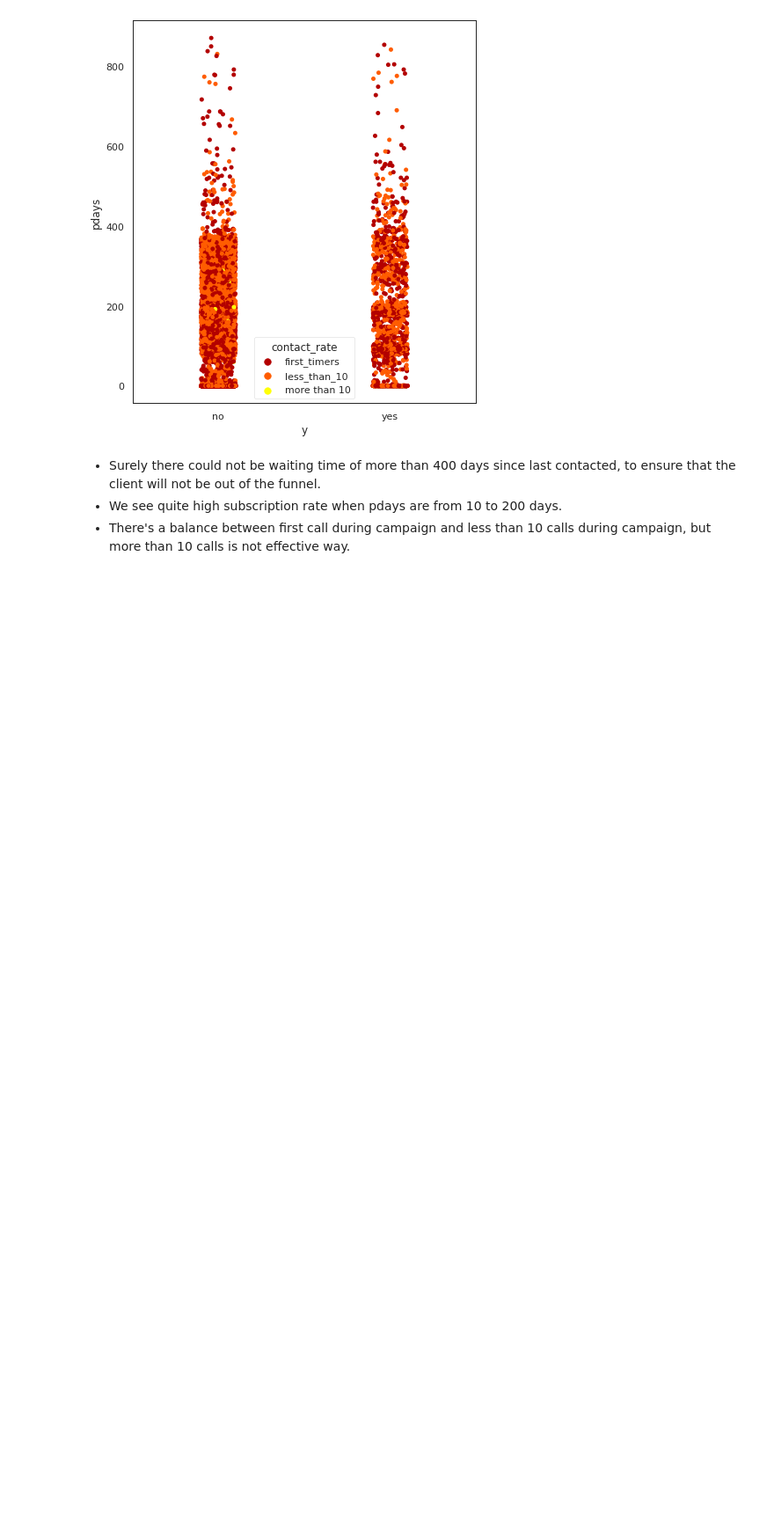
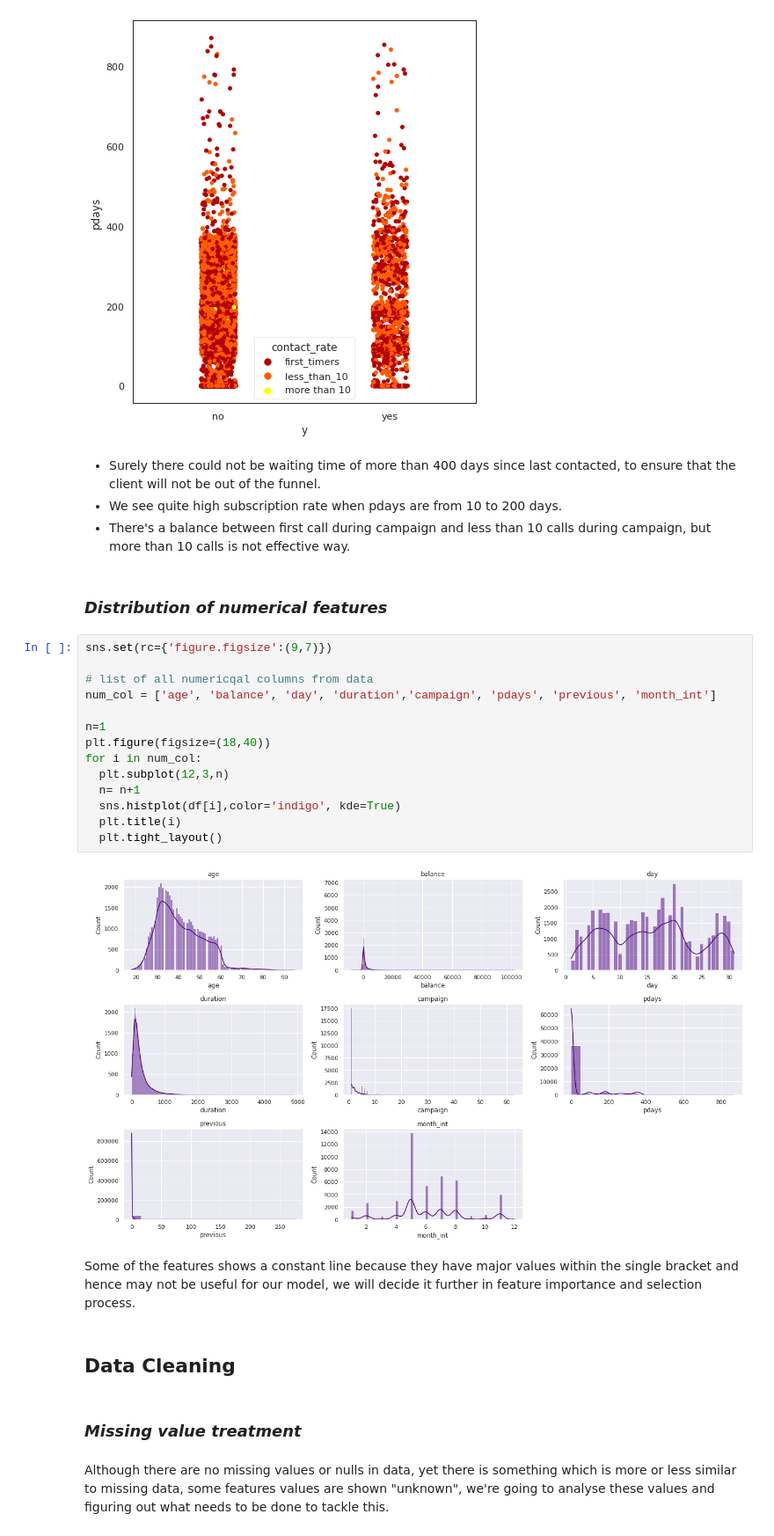
Before and after one commit to GuptaRitik/Marketing-Effectiveness-Prediction, a Jupyter notebook: Bank_Marketing_Effectiveness_Prediction_Capstone_Project.ipynb, the cells around one changed output. Shown at 88% size. Cells and saved outputs as stored; diff of their text form; blank space fills up the shorter version.

```diff
--- a/Bank_Marketing_Effectiveness_Prediction_Capstone_Project.ipynb
+++ b/Bank_Marketing_Effectiveness_Prediction_Capstone_Project.ipynb
@@ -443,3 +443,29 @@ sns.stripplot(data=df_n, x='y', y='pdays', hue='contact_rate', palette='hot')
 * Surely there could not be waiting time of more than 400 days since last contacted, to ensure that the client will not be out of the funnel.
 * We see quite high subscription rate when pdays are from 10 to 200 days.
 * There's a balance between first call during campaign and less than 10 calls during campaign, but more than 10 calls is not effective way.
+# %% [markdown]
+### *Distribution of numerical features*
+# %%
+sns.set(rc={'figure.figsize':(9,7)})
+
+# list of all numericqal columns from data
+num_col = ['age', 'balance', 'day', 'duration','campaign', 'pdays',	'previous', 'month_int']
+
+n=1
+plt.figure(figsize=(18,40))
+for i in num_col:
+  plt.subplot(12,3,n)
+  n= n+1
+  sns.histplot(df[i],color='indigo', kde=True)
+  plt.title(i)
+  plt.tight_layout()
+# %% [output]
+[figure, added]
+# %% [markdown]
+Some of the features shows a constant line because they have major values within the single bracket and hence may not be useful for our model, we will decide it further in feature importance and selection process.
+# %% [markdown]
+## **Data Cleaning**
+# %% [markdown]
+### *Missing value treatment*
+# %% [markdown]
+Although there are no missing values or nulls in data, yet there is something which is more or less similar to missing data, some features values are shown "unknown", we're going to analyse these values and figuring out what needs to be done to tackle this.
```
Also changed, not shown: parts of 9 cells of this notebook.
